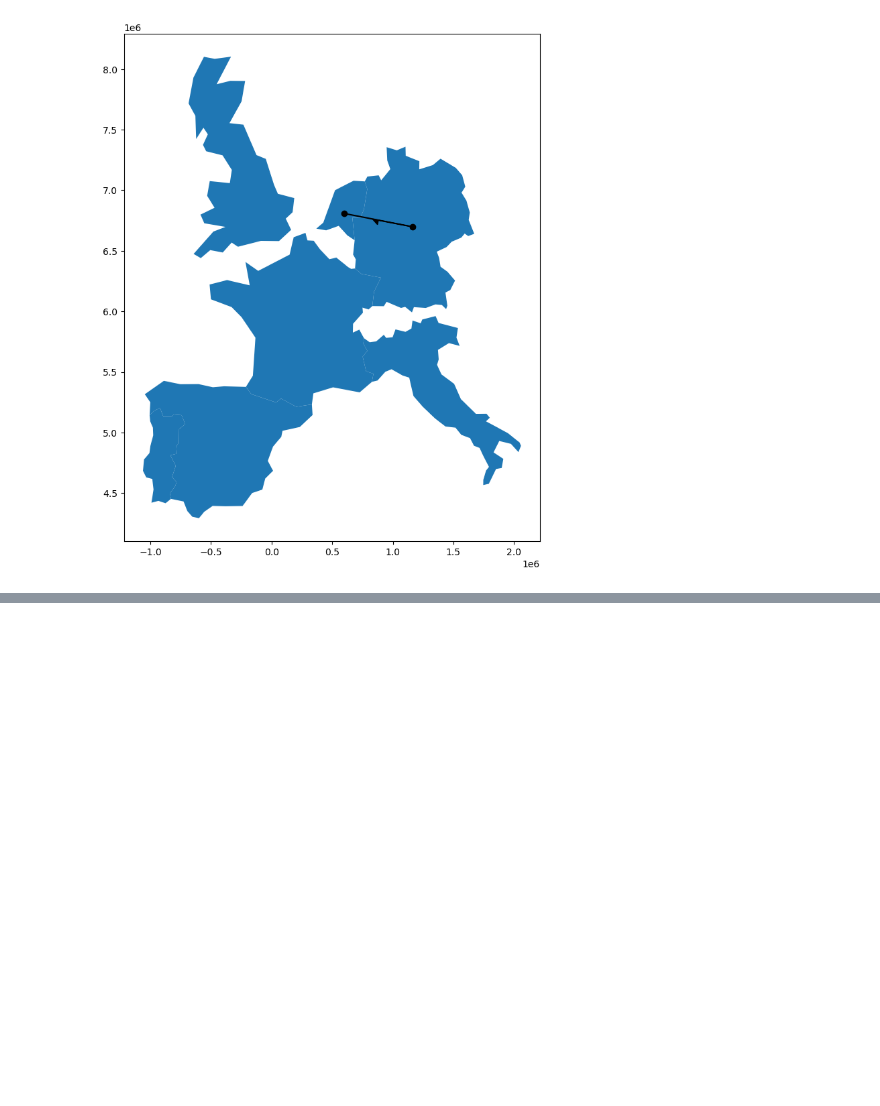
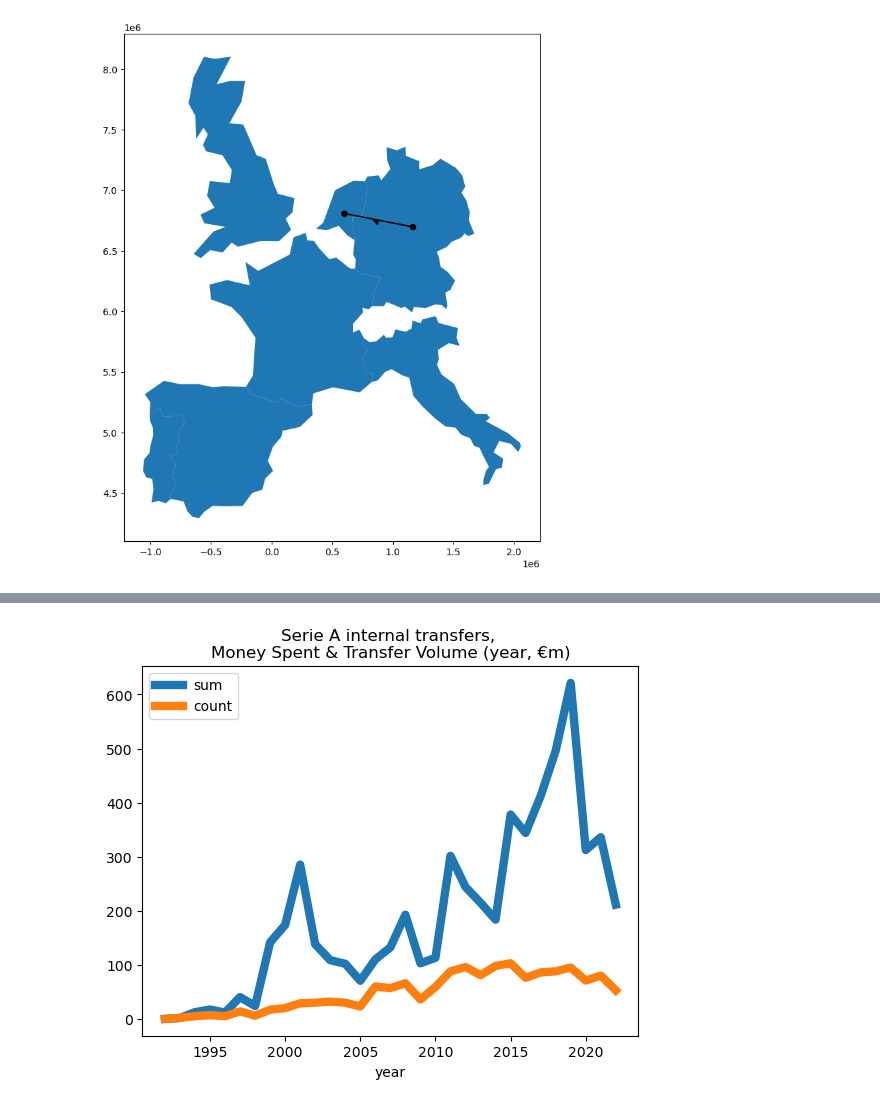
Before and after one commit to tim-hy/transfer-flows, a Jupyter notebook: notebooks/wrangle_and_map.ipynb, the cells around one changed output, grey strips where cells are left out. Saved outputs shown, nothing was run; the diff lists cells and outputs as text; code cells hidden in the pictures; blank space fills up the shorter version.

```diff
--- a/notebooks/wrangle_and_map.ipynb
+++ b/notebooks/wrangle_and_map.ipynb
@@ -106,0 +124,6 @@ for country in country_list:
+# %%
+grouped_df_year[(grouped_df_year[("league_from_name",'')]=="Serie A") & (grouped_df_year[("league_to_name",'')]=="Serie A")][["year","fee_cleaned"]]\
+.plot(x="year", y="fee_cleaned", lw=6)
+plt.title("Serie A internal transfers, \nMoney Spent & Transfer Volume (year, €m)");
+# %% [output]
+[figure, added]
```
Also changed, not shown: parts of 8 cells of this notebook, 1 other file.
